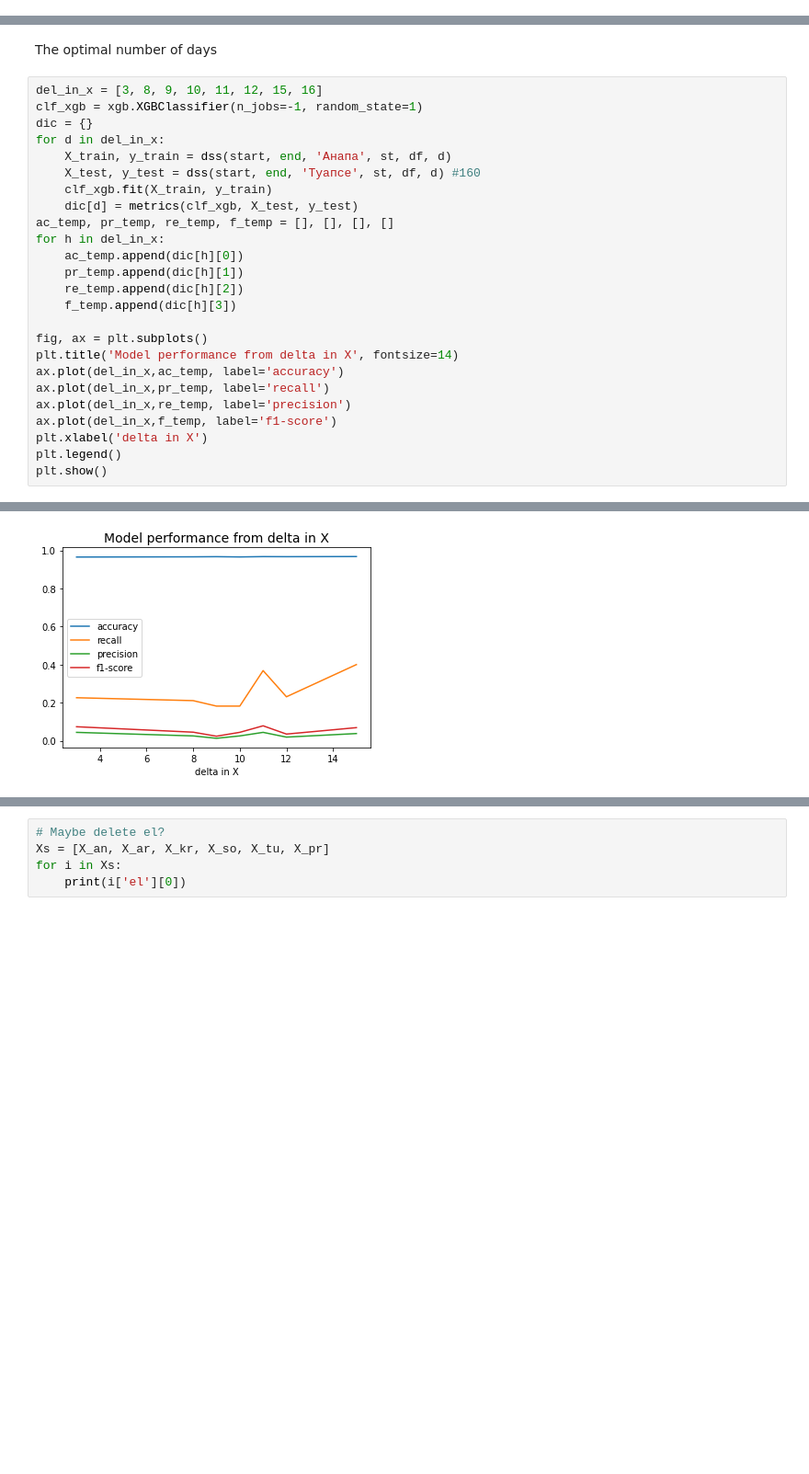
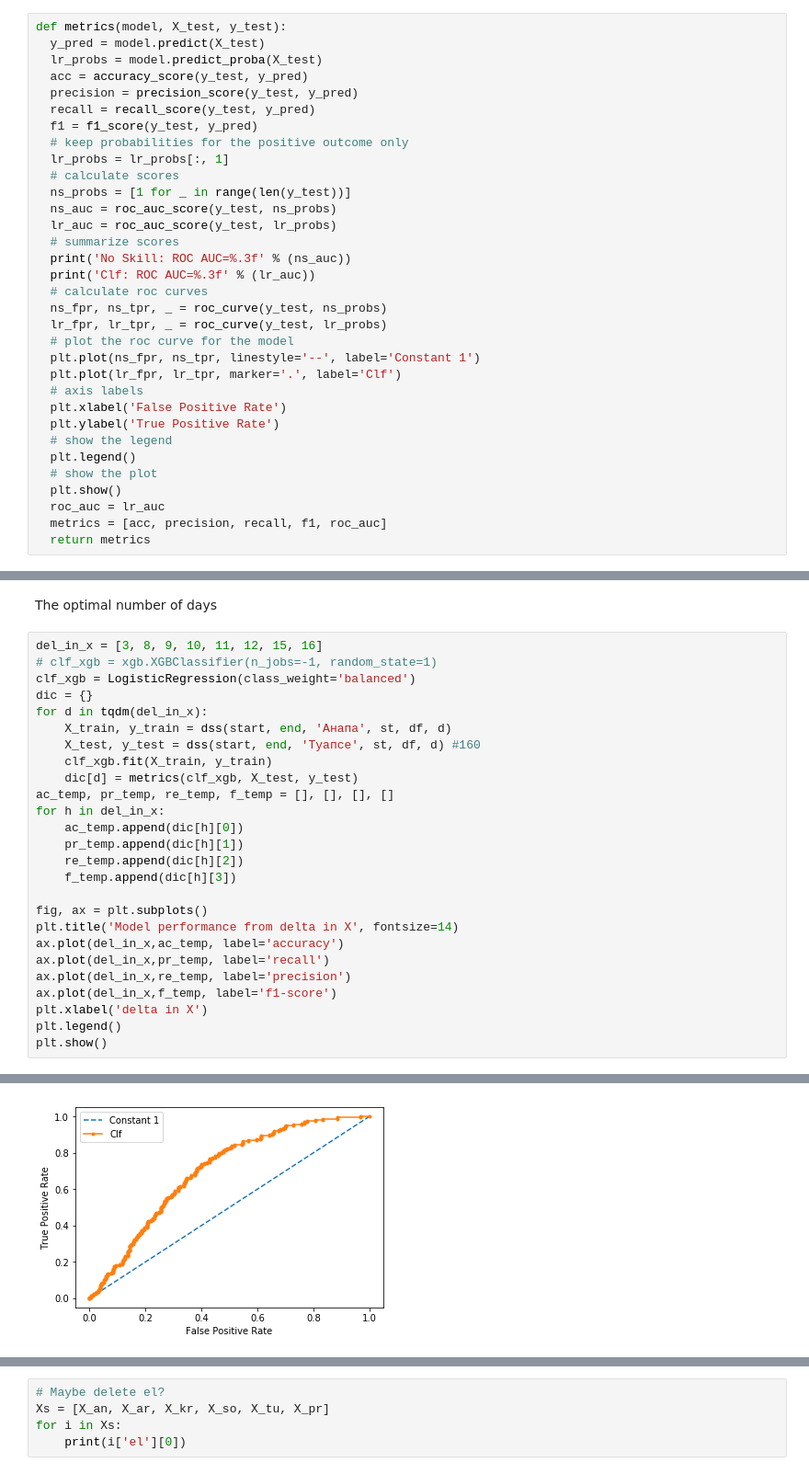
Before and after one commit to yeahartem/Wind, a Jupyter notebook: Gather_dataset.ipynb, the cells around one changed output, grey strips where cells are left out. Shown: that part at 92% size. Saved outputs shown, nothing was run; the diff lists cells and outputs as text; blank space fills up the shorter version.

Commit message:
roc curves, roc auc, svc

```diff
--- a/Gather_dataset.ipynb
+++ b/Gather_dataset.ipynb
@@ -52 +35,34 @@ def metrics(model, X_test, y_test):
+# %%
+def metrics(model, X_test, y_test):
+  y_pred = model.predict(X_test)
+  lr_probs = model.predict_proba(X_test)
+  acc = accuracy_score(y_test, y_pred)
+  precision = precision_score(y_test, y_pred)
+  recall = recall_score(y_test, y_pred)
+  f1 = f1_score(y_test, y_pred)
+  # keep probabilities for the positive outcome only
+  lr_probs = lr_probs[:, 1]
+  # calculate scores
+  ns_probs = [1 for _ in range(len(y_test))]
+  ns_auc = roc_auc_score(y_test, ns_probs)
+  lr_auc = roc_auc_score(y_test, lr_probs)
+  # summarize scores
+  print('No Skill: ROC AUC=%.3f' % (ns_auc))
+  print('Clf: ROC AUC=%.3f' % (lr_auc))
+  # calculate roc curves
+  ns_fpr, ns_tpr, _ = roc_curve(y_test, ns_probs)
+  lr_fpr, lr_tpr, _ = roc_curve(y_test, lr_probs)
+  # plot the roc curve for the model
+  plt.plot(ns_fpr, ns_tpr, linestyle='--', label='Constant 1')
+  plt.plot(lr_fpr, lr_tpr, marker='.', label='Clf')
+  # axis labels
+  plt.xlabel('False Positive Rate')
+  plt.ylabel('True Positive Rate')
+  # show the legend
+  plt.legend()
+  # show the plot
+  plt.show()
+  roc_auc = lr_auc
+  metrics = [acc, precision, recall, f1, roc_auc]
+  return metrics
 # %%
@@ -307,9 +418,10 @@ metrics(clf_xgb, X_an, y_an)
 The optimal number of days
 # %%
 del_in_x = [3, 8, 9, 10, 11, 12, 15, 16]
-clf_xgb = xgb.XGBClassifier(n_jobs=-1, random_state=1)
+# clf_xgb = xgb.XGBClassifier(n_jobs=-1, random_state=1)
+clf_xgb = LogisticRegression(class_weight='balanced')
 dic = {}
-for d in del_in_x:
+for d in tqdm(del_in_x):
     X_train, y_train = dss(start, end, 'Анапа', st, df, d)
     X_test, y_test = dss(start, end, 'Туапсе', st, df, d) #160
     clf_xgb.fit(X_train, y_train)
@@ -334 +448 @@ plt.show()
-[figure, old version]
+[figure, new version]
```
Also changed, not shown: parts of 20 cells of this notebook.
